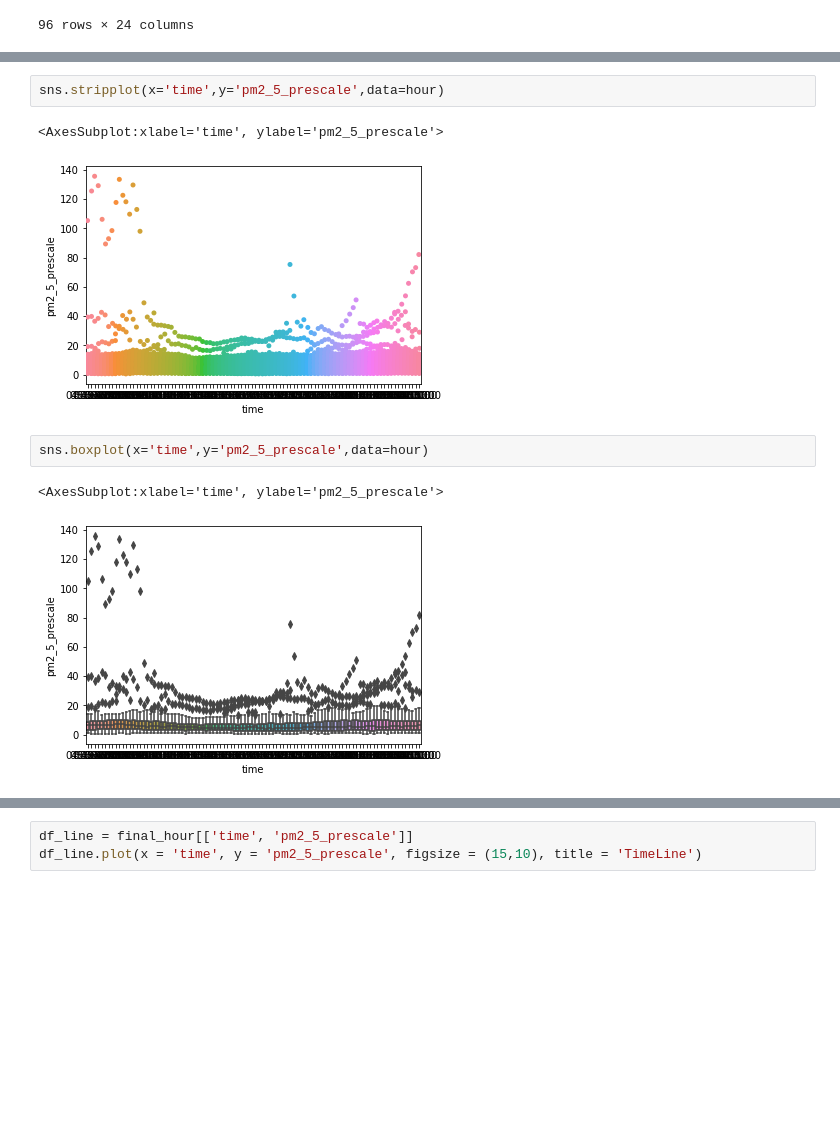
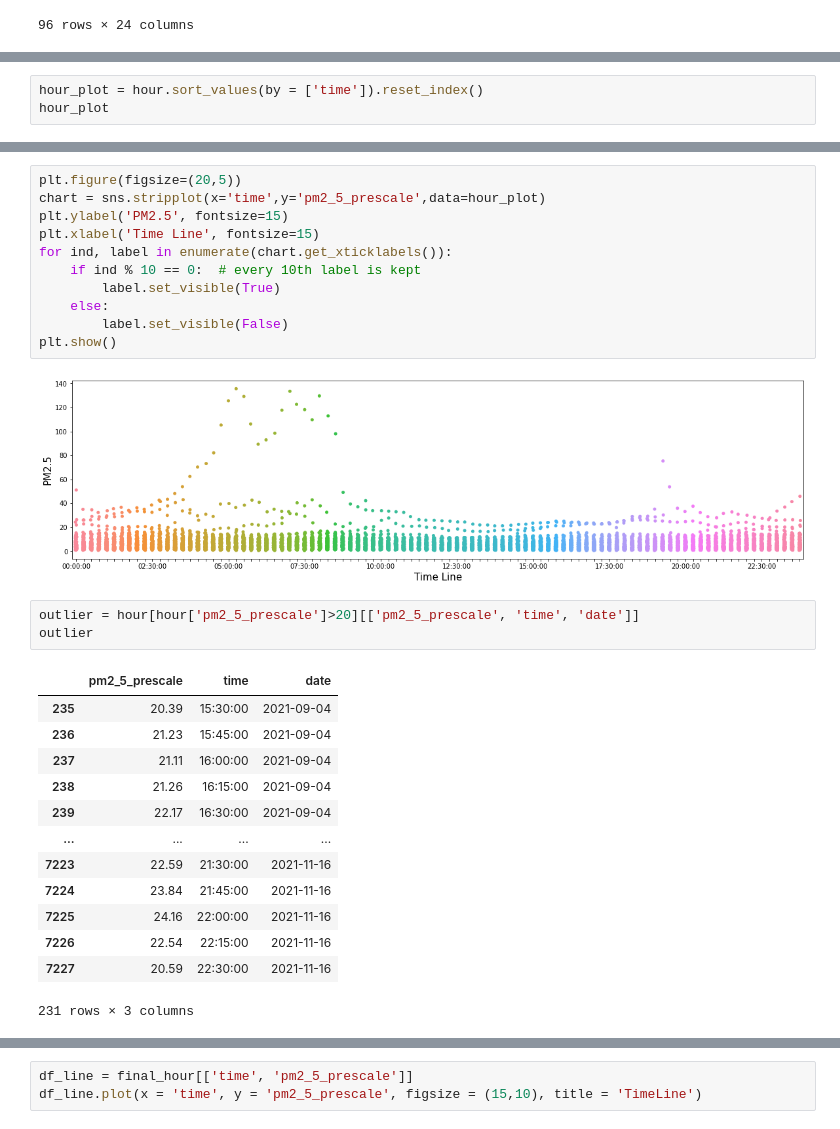
Before and after one commit to mihakim2/2021Fall_finals, a Jupyter notebook: Time_Series.ipynb, the cells around one changed output, grey strips where cells are left out. Drawn from its saved outputs; the diff is of its cells as text; blank space fills up the shorter version.

```diff
--- a/Time_Series.ipynb
+++ b/Time_Series.ipynb
@@ -102,0 +113,3 @@ final_hour
+# %%
+hour_plot = hour.sort_values(by = ['time']).reset_index()
+hour_plot
@@ -103,10 +130,30 @@ final_hour
 # %%
-sns.stripplot(x='time',y='pm2_5_prescale',data=hour)
+plt.figure(figsize=(20,5))
+chart = sns.stripplot(x='time',y='pm2_5_prescale',data=hour_plot)
+plt.ylabel('PM2.5', fontsize=15)
+plt.xlabel('Time Line', fontsize=15)
+for ind, label in enumerate(chart.get_xticklabels()):
+    if ind % 10 == 0:  # every 10th label is kept
+        label.set_visible(True)
+    else:
+        label.set_visible(False)
+plt.show()
 # %% [output]
-<AxesSubplot:xlabel='time', ylabel='pm2_5_prescale'>
-[figure, old version]
+[figure, new version]
-# %%
-sns.boxplot(x='time',y='pm2_5_prescale',data=hour)
-# %% [output]
-<AxesSubplot:xlabel='time', ylabel='pm2_5_prescale'>
-[figure, removed]
+# %%
+outlier = hour[hour['pm2_5_prescale']>20][['pm2_5_prescale', 'time', 'date']]
+outlier
+# %% [output]
+|  | pm2_5_prescale | time | date |
+| 235 | 20.39 | 15:30:00 | 2021-09-04 |
+| 236 | 21.23 | 15:45:00 | 2021-09-04 |
+| 237 | 21.11 | 16:00:00 | 2021-09-04 |
+| 238 | 21.26 | 16:15:00 | 2021-09-04 |
+| 239 | 22.17 | 16:30:00 | 2021-09-04 |
+| ... | ... | ... | ... |
+| 7223 | 22.59 | 21:30:00 | 2021-11-16 |
+| 7224 | 23.84 | 21:45:00 | 2021-11-16 |
+| 7225 | 24.16 | 22:00:00 | 2021-11-16 |
+| 7226 | 22.54 | 22:15:00 | 2021-11-16 |
+| 7227 | 20.59 | 22:30:00 | 2021-11-16 |
+231 rows × 3 columns
```
Also changed, not shown: parts of 15 cells of this notebook.
